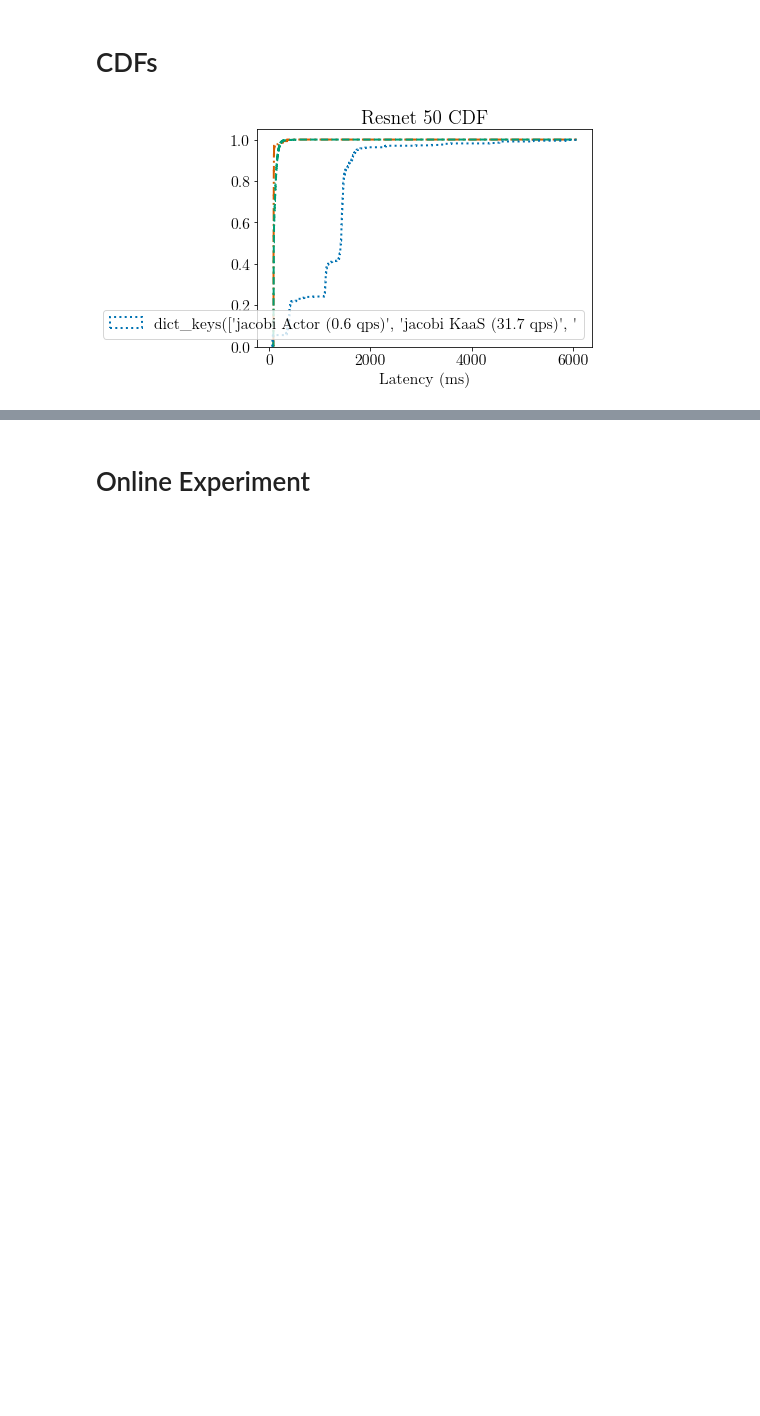
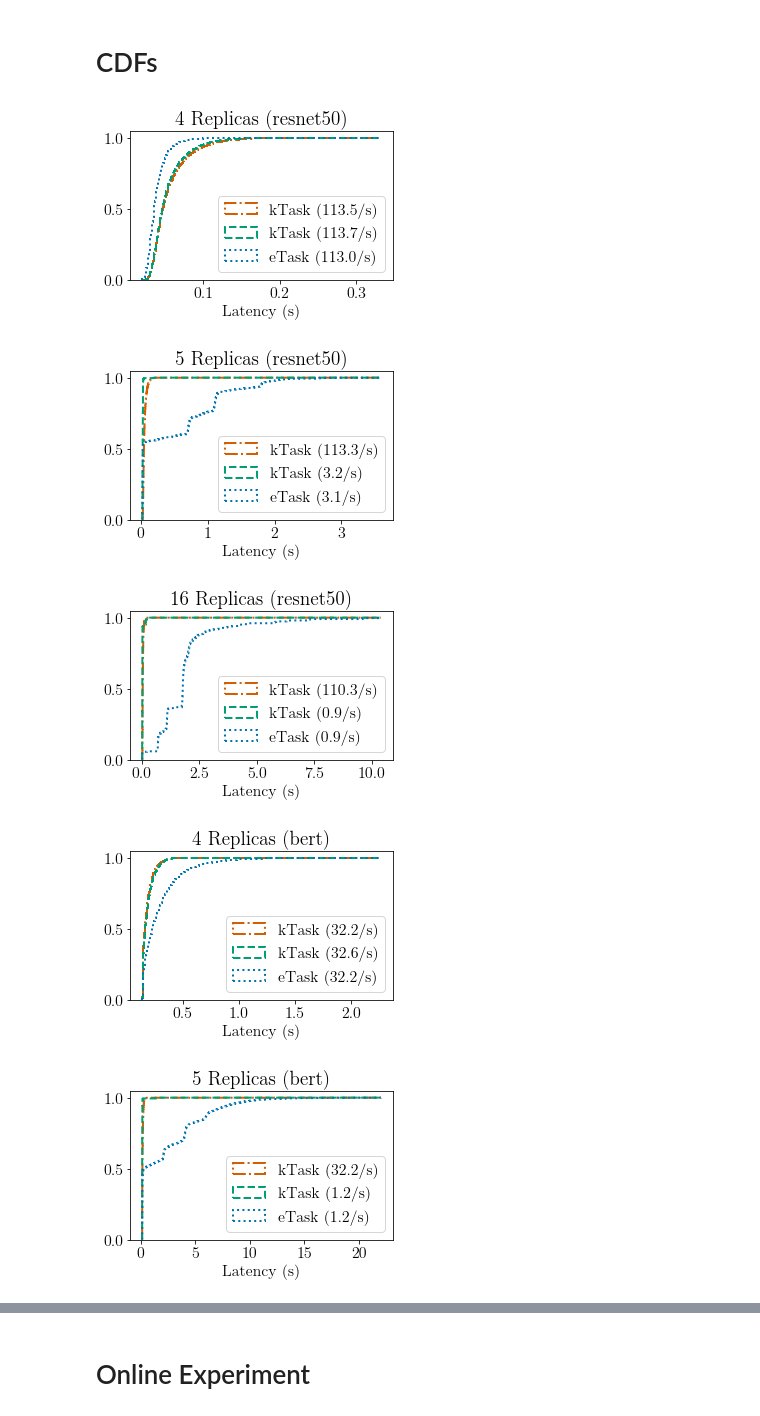
Before and after one commit to NathanTP/kaasBenchmarks, a Jupyter notebook: inference/analysis/analysis.ipynb, the cells around one changed output, grey strips where cells are left out. Cells and saved outputs as stored; diff of their text form; code cells hidden in the pictures; blank space fills up the shorter version.

```diff
--- a/inference/analysis/analysis.ipynb
+++ b/inference/analysis/analysis.ipynb
@@ -123,12 +209,30 @@ def loadCDFExps(configs):
-# %%
-configs = [
-    ('jacobi', 'tvm', 16, False),
-    ('jacobi', 'kaas', 16, True),
-    ('jacobi', 'kaas', 16, False)
-]
-
-cdfData = loadCDFExps(configs)
-plotCDFs(cdfData.keys(), cdfData.values(), title="Resnet 50 CDF")
-# plotCDFsSB(cdfData.keys(), cdfData.values(), title="Resnet 50 CDF")
-# %% [output]
-[figure, removed]
+# %%
+# scale = 2
+# configs = [
+#     ('complexCutlassGemm', 'tvm', scale, False),
+#     ('complexCutlassGemm', 'kaas', scale, False)
+# ]
+# configs = [
+#     ('bert', 'tvm', scale, False),
+#     ('bert', 'kaas', scale, False),
+#     ('jacobi', 'tvm', scale, False),
+#     ('jacobi', 'kaas', scale, False),
+# ]
+# cdfData = loadCDFExps(configs)
+# plotCDFs(list(cdfData.keys()), cdfData.values())
+# jacobiCDFPlot = plotOneModelCDF('jacobi', [4, 5, 16])
+# cgemmCDFPlot = plotOneModelCDF('complexCutlassGemm', [4, 5, 16])
+
+resnetCDFPlots = plotOneModelCDF('resnet50', [4, 5, 16])
+for scale, plot in resnetCDFPlots:
+    plot.figure.savefig(f"figs/cdfResnet{scale}.png", dpi=300, bbox_inches='tight')
+
+bertCDFPlots = plotOneModelCDF('bert', [4, 5, 16])
+for scale, plot in bertCDFPlots:
+    plot.figure.savefig(f"figs/cdfBert{scale}.png", dpi=300, bbox_inches='tight')
+# %% [output]
+[figure, added]
+[figure, added]
+[figure, added]
+[figure, added]
+[figure, added]
```
Also changed, not shown: parts of 18 cells of this notebook, 3 other files.
